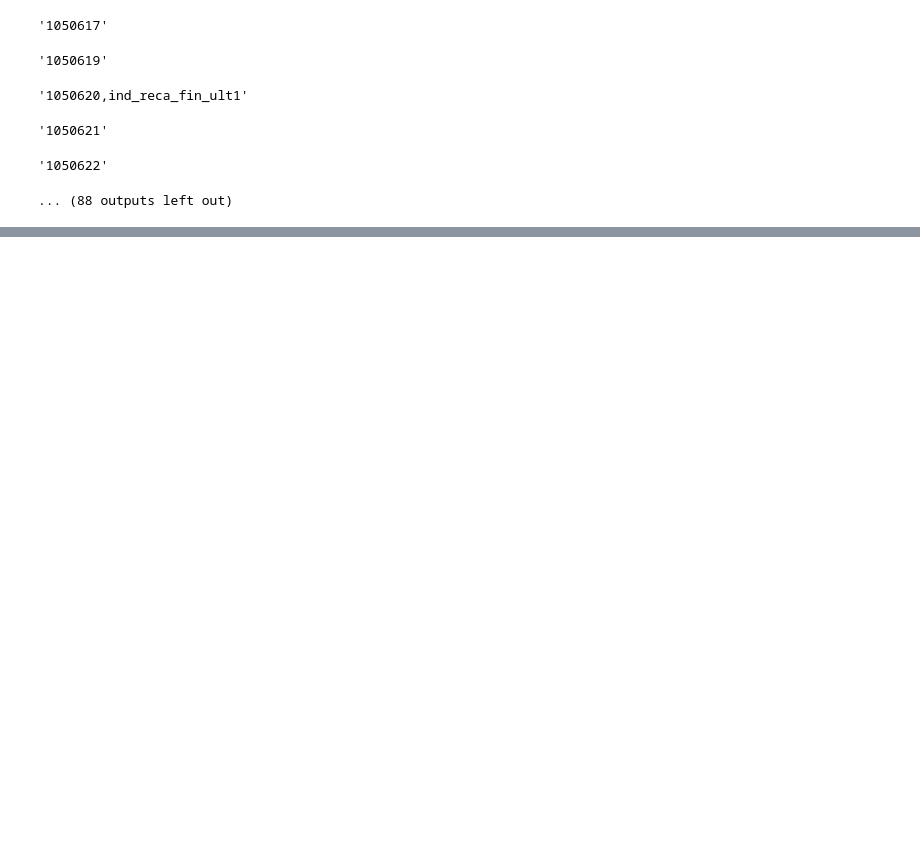
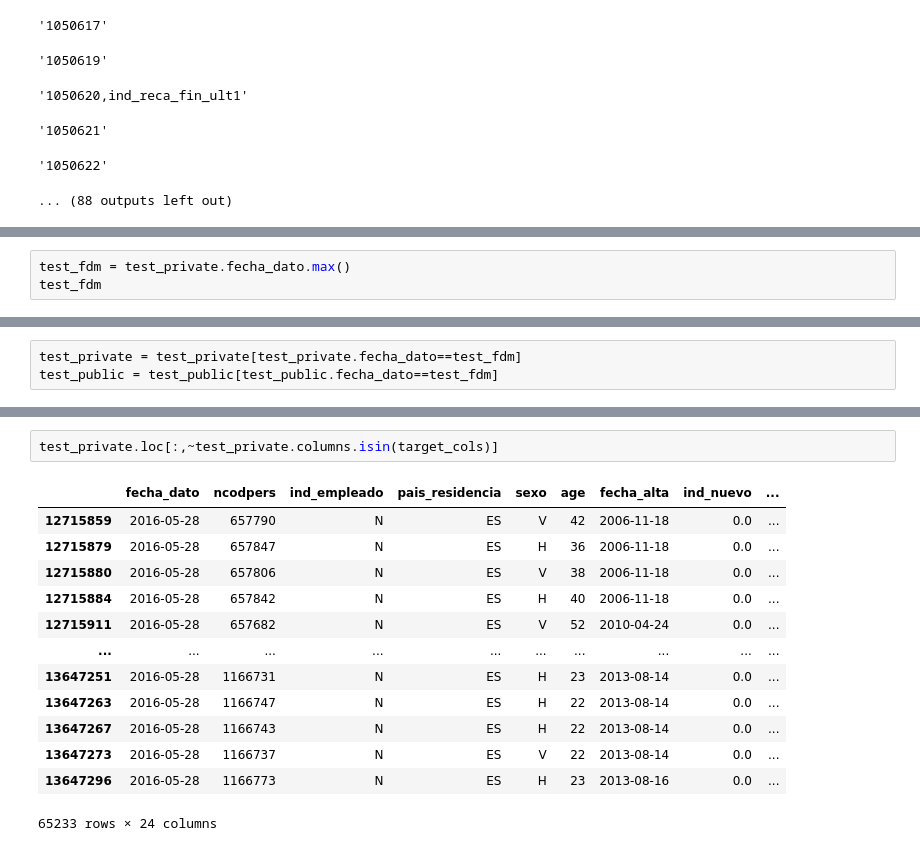
Before and after one commit to Fra1977/kaggle_santander, a Jupyter notebook: 01_create_train_test_solution.ipynb, the cells around one changed output, grey strips where cells are left out. Saved outputs shown, nothing was run; the diff lists cells and outputs as text; blank space fills up the shorter version.

```diff
--- a/01_create_train_test_solution.ipynb
+++ b/01_create_train_test_solution.ipynb
@@ -477,0 +567,3 @@ So: next steps:
+# %%
+test_fdm = test_private.fecha_dato.max()
+test_fdm
@@ -477,0 +614,3 @@ So: next steps:
+# %%
+test_private = test_private[test_private.fecha_dato==test_fdm]
+test_public = test_public[test_public.fecha_dato==test_fdm]
@@ -477,0 +646,16 @@ So: next steps:
+# %%
+test_private.loc[:,~test_private.columns.isin(target_cols)]
+# %% [output]
+|  | fecha_dato | ncodpers | ind_empleado | pais_residencia | sexo | age | fecha_alta | ind_nuevo | ... |
+| 12715859 | 2016-05-28 | 657790 | N | ES | V | 42 | 2006-11-18 | 0.0 | ... |
+| 12715879 | 2016-05-28 | 657847 | N | ES | H | 36 | 2006-11-18 | 0.0 | ... |
+| 12715880 | 2016-05-28 | 657806 | N | ES | V | 38 | 2006-11-18 | 0.0 | ... |
+| 12715884 | 2016-05-28 | 657842 | N | ES | H | 40 | 2006-11-18 | 0.0 | ... |
+| 12715911 | 2016-05-28 | 657682 | N | ES | V | 52 | 2010-04-24 | 0.0 | ... |
+| ... | ... | ... | ... | ... | ... | ... | ... | ... | ... |
+| 13647251 | 2016-05-28 | 1166731 | N | ES | H | 23 | 2013-08-14 | 0.0 | ... |
+| 13647263 | 2016-05-28 | 1166747 | N | ES | H | 22 | 2013-08-14 | 0.0 | ... |
+| 13647267 | 2016-05-28 | 1166743 | N | ES | H | 22 | 2013-08-14 | 0.0 | ... |
+| 13647273 | 2016-05-28 | 1166737 | N | ES | V | 22 | 2013-08-14 | 0.0 | ... |
+| 13647296 | 2016-05-28 | 1166773 | N | ES | H | 23 | 2013-08-16 | 0.0 | ... |
+65233 rows × 24 columns
```
Also changed, not shown: parts of 68 cells of this notebook, 2 other files.
